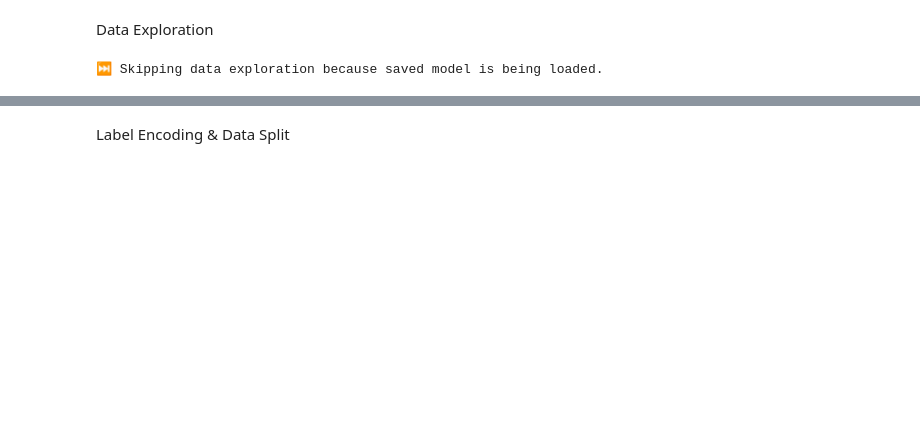
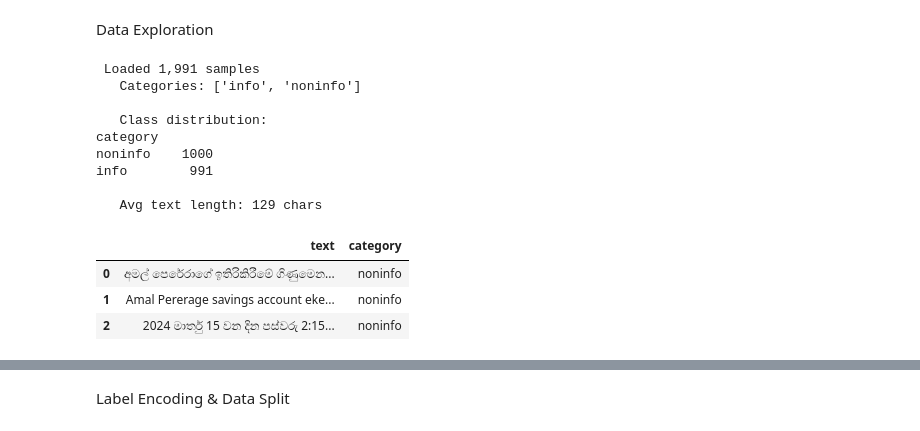
Before and after one commit to Dhammika-Mahendra/gen-data-2, a Jupyter notebook: code/severity_analyzer.ipynb, the cells around one changed output, grey strips where cells are left out. Saved outputs shown, nothing was run; the diff lists cells and outputs as text; code cells hidden in the pictures; blank space fills up the shorter version.

```diff
--- a/code/severity_analyzer.ipynb
+++ b/code/severity_analyzer.ipynb
@@ -70,7 +70,7 @@ SAVED_MODEL_DIR   = DRIVE_MODEL_DIR if USE_GOOGLE_DRIVE else LOCAL_MODEL_DIR
 # IMPORTANT:
 # False = load the existing saved model if it exists, and SKIP training.
 # True  = train again from the beginning and replace the saved model.
-FORCE_RETRAIN     = False
+FORCE_RETRAIN     = True
 
 # Training hyperparameters
 MAX_LENGTH        = 256     # Max token length (increase if texts are long)
@@ -103,10 +103,10 @@ def is_saved_model_available(model_dir):
 MODEL_EXISTS = is_saved_model_available(SAVED_MODEL_DIR)
 SHOULD_TRAIN = FORCE_RETRAIN or not MODEL_EXISTS
 
-print("✅ Configuration set")
-print(f"📁 Saved model directory: {SAVED_MODEL_DIR}")
-print(f"📦 Existing saved model found: {MODEL_EXISTS}")
-print(f"🔁 FORCE_RETRAIN: {FORCE_RETRAIN}")
-print(f"🚦 This run will: {'TRAIN from scratch and replace saved model' if SHOULD_TRAIN else 'LOAD saved model and skip training'}")
+print("Configuration set")
+print(f"Saved model directory: {SAVED_MODEL_DIR}")
+print(f"Existing saved model found: {MODEL_EXISTS}")
+print(f"FORCE_RETRAIN: {FORCE_RETRAIN}")
+print(f"This run will: {'TRAIN from scratch and replace saved model' if SHOULD_TRAIN else 'LOAD saved model and skip training'}")
 # %% [output]
 Mounted at /content/drive
@@ -145,37 +148,49 @@ def load_json_data(path):
 
     # Try JSON array first, then JSONL
     try:
         data = json.loads(content)
         if isinstance(data, dict):  # Single object — wrap in list
             data = [data]
     except json.JSONDecodeError:
         data = [json.loads(line) for line in content.splitlines() if line.strip()]
 
     df = pd.DataFrame(data)
     assert "text" in df.columns and "category" in df.columns, \
-        "❌ JSON must have 'text' and 'category' fields"
+        "JSON must have 'text' and 'category' fields"
 
     # Clean up
     df["text"] = df["text"].astype(str).str.strip()
     df["category"] = df["category"].astype(str).str.strip().str.lower()
     df = df.dropna(subset=["text", "category"])
     df = df[df["text"] != ""]
     return df
 
 
 if SHOULD_TRAIN:
     df = load_json_data(DATA_PATH)
-    print(f"📊 Loaded {len(df):,} samples")
+    print(f" Loaded {len(df):,} samples")
     print(f"   Categories: {sorted(df['category'].unique())}")
     print(f"\n   Class distribution:")
     print(df["category"].value_counts().to_string())
     print(f"\n   Avg text length: {df['text'].str.len().mean():.0f} chars")
     display(df.head(3))
 else:
     df = None
-    print("⏭️ Skipping data exploration because saved model is being loaded.")
+    print("Skipping data exploration because saved model is being loaded.")
 # %% [output]
-⏭️ Skipping data exploration because saved model is being loaded.
+ Loaded 1,991 samples
+   Categories: ['info', 'noninfo']
+
+   Class distribution:
+category
+noninfo    1000
+info        991
+
+   Avg text length: 129 chars
+|  | text | category |
+| 0 | අමල් පෙරේරාගේ ඉතිරිකිරීමේ ගිණුමෙන... | noninfo |
+| 1 | Amal Pererage savings account eke... | noninfo |
+| 2 | 2024 මාර්තු 15 වන දින පස්වරු 2:15... | noninfo |
 # %%
 if SHOULD_TRAIN:
     # Visualize class distribution
```
Also changed, not shown: parts of 15 cells of this notebook, 39 other files.
